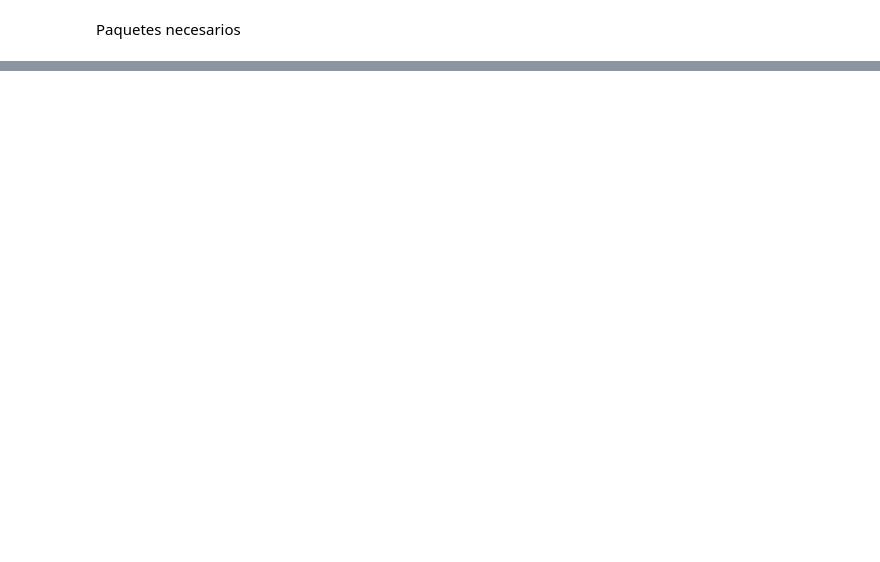
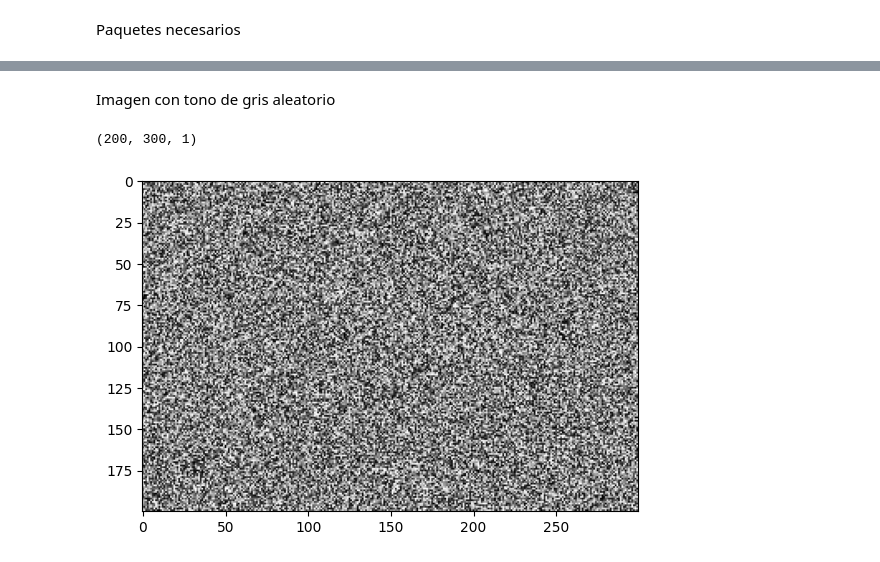
Before and after one commit to gitfrandu4/40982-P1, a Jupyter notebook: VC_P1.ipynb, the cells around one changed output, grey strips where cells are left out. Drawn from its saved outputs; the diff is of its cells as text; code cells hidden in the pictures; blank space fills up the shorter version.

```diff
--- a/VC_P1.ipynb
+++ b/VC_P1.ipynb
@@ -8,0 +46,13 @@ import matplotlib.pyplot as plt
+# %% [markdown]
+Imagen con tono de gris aleatorio
+# %%
+#Crea imagen con un único plano (gris)
+gris_img = np.random.randint(255, size=(alto,ancho, 1))
+#Muestra dimensiones
+print(gris_img.shape)
+#Visualiza
+plt.imshow(gris_img, cmap='gray') #Visualiza con mapa de color gris
+plt.show()
+# %% [output]
+(200, 300, 1)
+[figure, added]
```
Also changed, not shown: parts of 40 cells of this notebook, 1 other file.
